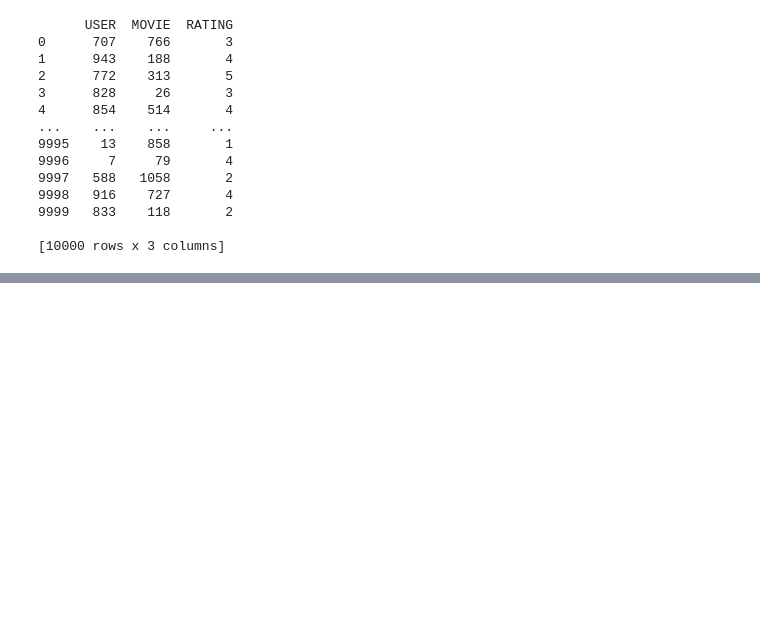
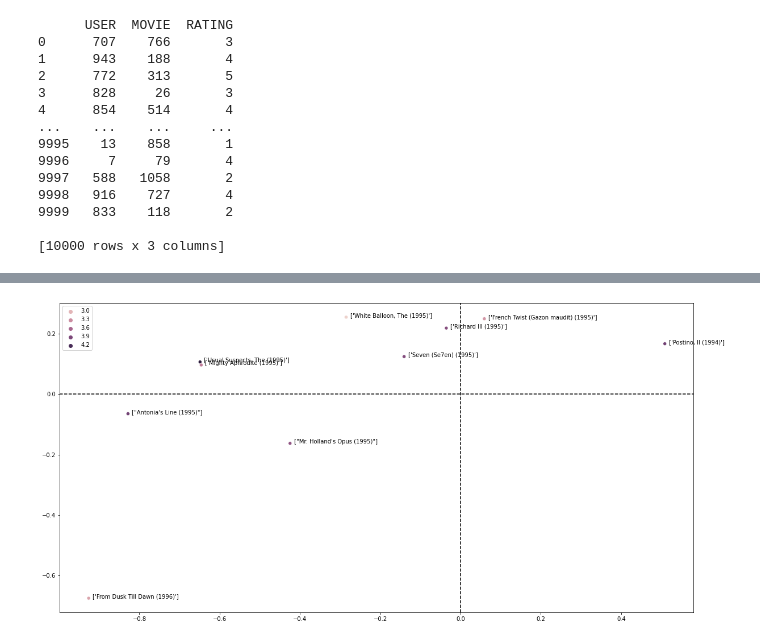
Before and after one commit to francescazfl/pandas, a Jupyter notebook: project2/nr_project2.ipynb, the cells around one changed output, grey strips where cells are left out. Cells and saved outputs as stored; diff of their text form; code cells hidden in the pictures; blank space fills up the shorter version.

```diff
--- a/project2/nr_project2.ipynb
+++ b/project2/nr_project2.ipynb
@@ -229,0 +285,19 @@ plt.legend(clusters)
+# %%
+def visualize(inds, movies, data):
+    hue_data = np.zeros(len(inds))
+    for i in range(0,len(inds)):
+        hue_data[i] = np.mean(data[lambda x: x['MOVIE']==inds[i]]['RATING'].to_numpy())
+
+    plt.figure(figsize=(20,10))
+    sb.scatterplot(x=Vtilde[inds,0],y=Vtilde[inds,1],hue=hue_data)
+    for i in range(0,len(inds)):
+        plt.text(x=Vtilde[inds[i],0]+0.01,y=Vtilde[inds[i],1],s=movies[lambda x: x['MOVIE_ID']==inds[i]]['TITLE'].values)
+    plt.axhline(0,color='black',linestyle='--') # x = 0
+    plt.axvline(0,color='black',linestyle='--') # y = 0
+# %%
+#Plot 10 movies
+inds = range(10,20)
+
+visualize(inds,movies,data)
+# %% [output]
+[figure, added]
```
Also changed, not shown: parts of 6 cells of this notebook.
